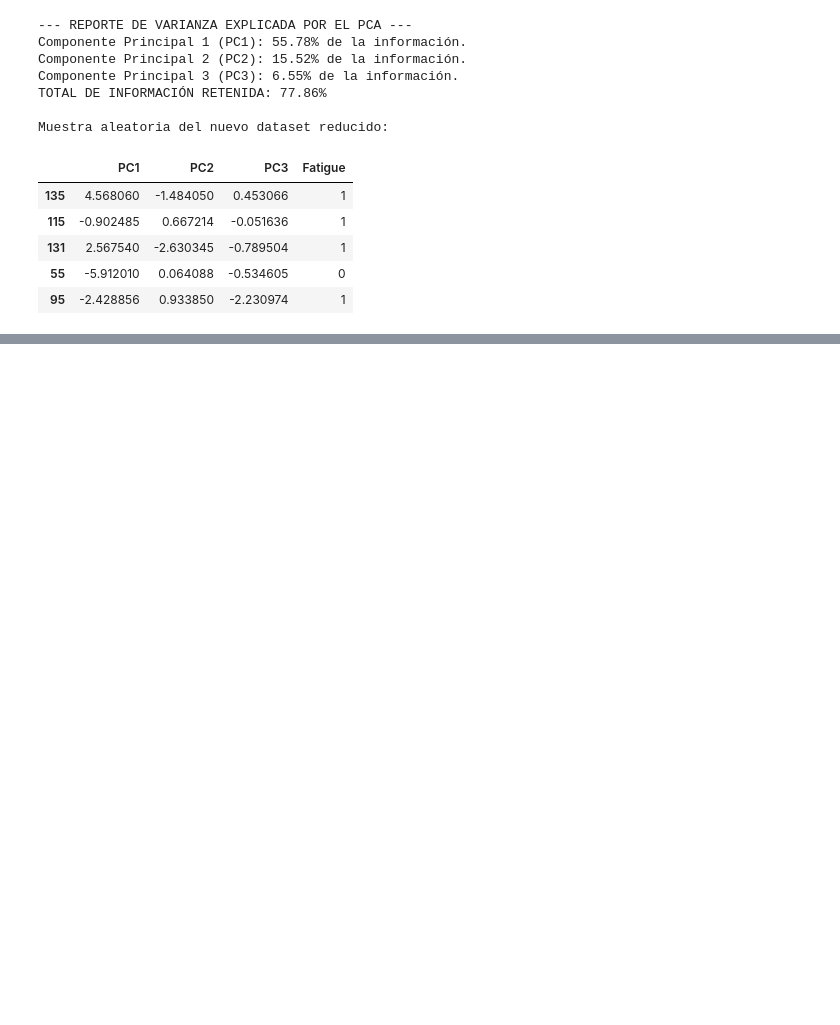
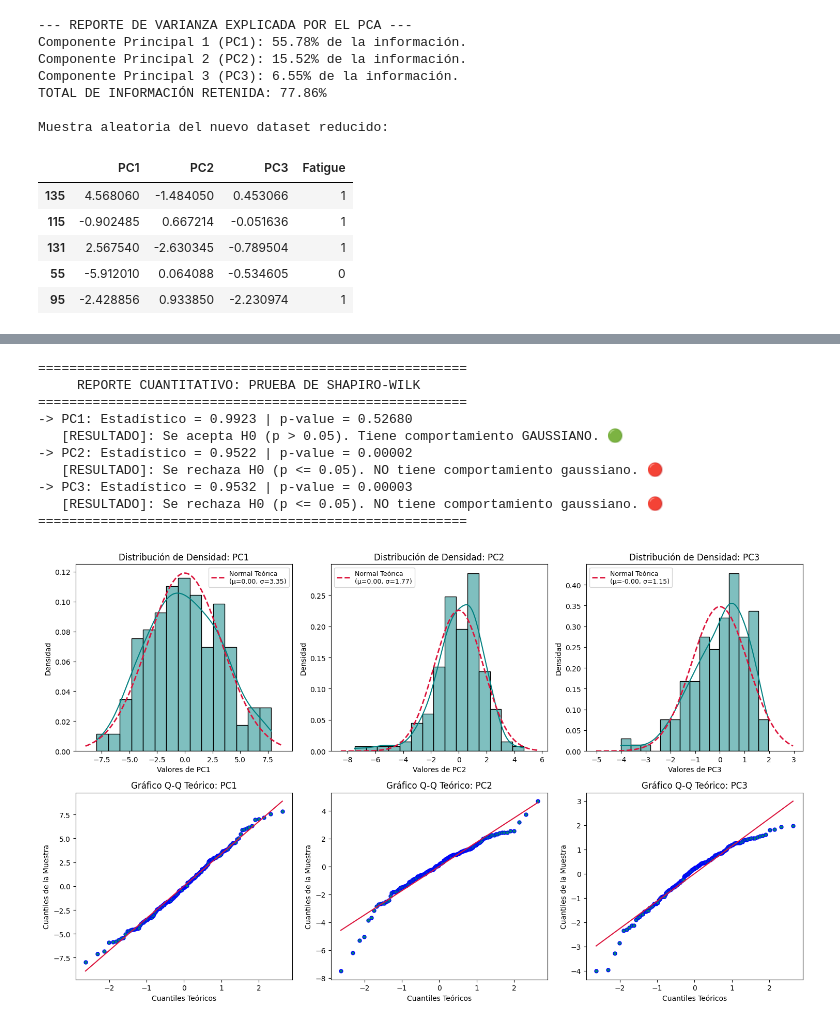
Before and after one commit to Samu24042/CienciaDeDatos, a Jupyter notebook: ProyectoFInal.ipynb, the cells around one changed output, grey strips where cells are left out. Drawn from its saved outputs; the diff is of its cells as text; code cells hidden in the pictures; blank space fills up the shorter version.

```diff
--- a/ProyectoFInal.ipynb
+++ b/ProyectoFInal.ipynb
@@ -331,0 +387,70 @@ No Fatigado (0)       0.80      0.71      0.75        17
+# %%
+# =====================================================================
+# SCRIPT UNIFICADO: PRUEBA DE NORMALIDAD (SHAPIRO-WILK + GRÁFICOS)
+# =====================================================================
+import numpy as np
+import pandas as pd
+import matplotlib.pyplot as plt
+import seaborn as sns
+import scipy.stats as stats
+
+# 1. Definimos explícitamente la lista de variables a evaluar
+componentes = ['PC1', 'PC2', 'PC3']
+
+print("=======================================================")
+print("     REPORTE CUANTITATIVO: PRUEBA DE SHAPIRO-WILK")
+print("=======================================================")
+
+# Ejecutamos la prueba estadística sobre cada componente
+for pc in componentes:
+    stat, p_value = stats.shapiro(df_pca[pc])
+
+    print(f"-> {pc}: Estadístico = {stat:.4f} | p-value = {p_value:.5f}")
+    if p_value > 0.05:
+        print(f"   [RESULTADO]: Se acepta H0 (p > 0.05). Tiene comportamiento GAUSSIANO. 🟢")
+    else:
+        print(f"   [RESULTADO]: Se rechaza H0 (p <= 0.05). NO tiene comportamiento gaussiano. 🔴")
+print("=======================================================\n")
+
+
+# 2. DIAGNÓSTICO VISUAL: HISTOGRAMAS Y GRÁFICOS Q-Q
+fig, axes = plt.subplots(2, 3, figsize=(15, 9))
+
+for i, pc in enumerate(componentes):
+    # Fila 1: Histograma + Estimación de Densidad Empírica
+    sns.histplot(df_pca[pc], kde=True, ax=axes[0, i], color='teal', stat='density', bins=15)
+
+    # Superponemos una curva normal teórica ideal (línea discontinua roja) para comparar
+    mu, std = df_pca[pc].mean(), df_pca[pc].std()
+    x_teorico = np.linspace(df_pca[pc].min() - 1, df_pca[pc].max() + 1, 100)
+    axes[0, i].plot(x_teorico, stats.norm.pdf(x_teorico, mu, std), color='crimson', linestyle='--', lw=2,
+                    label=f'Normal Teórica\n(μ={mu:.2f}, σ={std:.2f})')
+
+    axes[0, i].set_title(f'Distribución de Densidad: {pc}')
+    axes[0, i].set_xlabel(f'Valores de {pc}')
+    axes[0, i].set_ylabel('Densidad')
+    axes[0, i].legend(fontsize=9)
+
+    # Fila 2: Gráfico Cuantil-Cuantil (Q-Q Plot)
+    stats.probplot(df_pca[pc], dist="norm", plot=axes[1, i])
+    axes[1, i].get_lines()[0].set_markerfacecolor('teal')
+    axes[1, i].get_lines()[0].set_markersize(5)
+    axes[1, i].get_lines()[1].set_color('crimson') # Línea de referencia a 45°
+    axes[1, i].set_title(f'Gráfico Q-Q Teórico: {pc}')
+    axes[1, i].set_xlabel('Cuantiles Teóricos')
+    axes[1, i].set_ylabel('Cuantiles de la Muestra')
+
+plt.tight_layout()
+plt.show()
+# %% [output]
+=======================================================
+     REPORTE CUANTITATIVO: PRUEBA DE SHAPIRO-WILK
+=======================================================
+-> PC1: Estadístico = 0.9923 | p-value = 0.52680
+   [RESULTADO]: Se acepta H0 (p > 0.05). Tiene comportamiento GAUSSIANO. 🟢
+-> PC2: Estadístico = 0.9522 | p-value = 0.00002
+   [RESULTADO]: Se rechaza H0 (p <= 0.05). NO tiene comportamiento gaussiano. 🔴
+-> PC3: Estadístico = 0.9532 | p-value = 0.00003
+   [RESULTADO]: Se rechaza H0 (p <= 0.05). NO tiene comportamiento gaussiano. 🔴
+=======================================================
+[figure, added]
```
Also changed, not shown: parts of 9 cells of this notebook.
